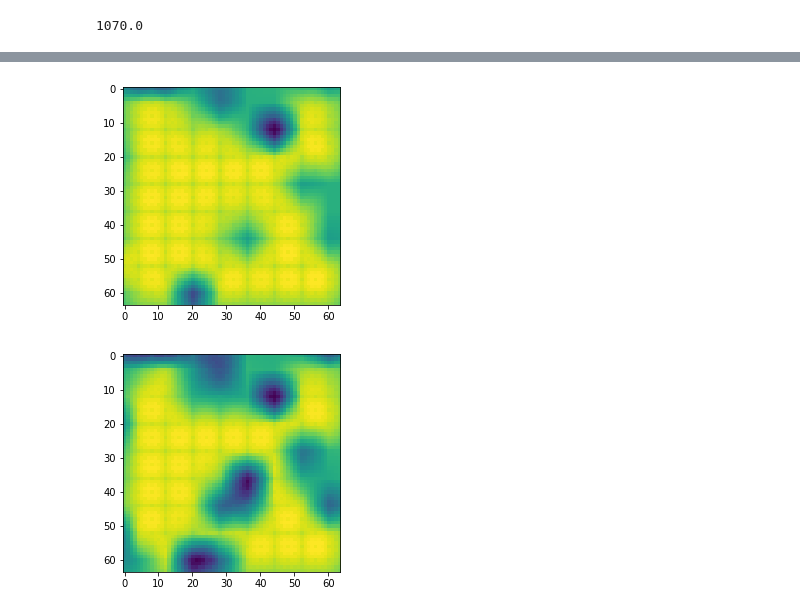
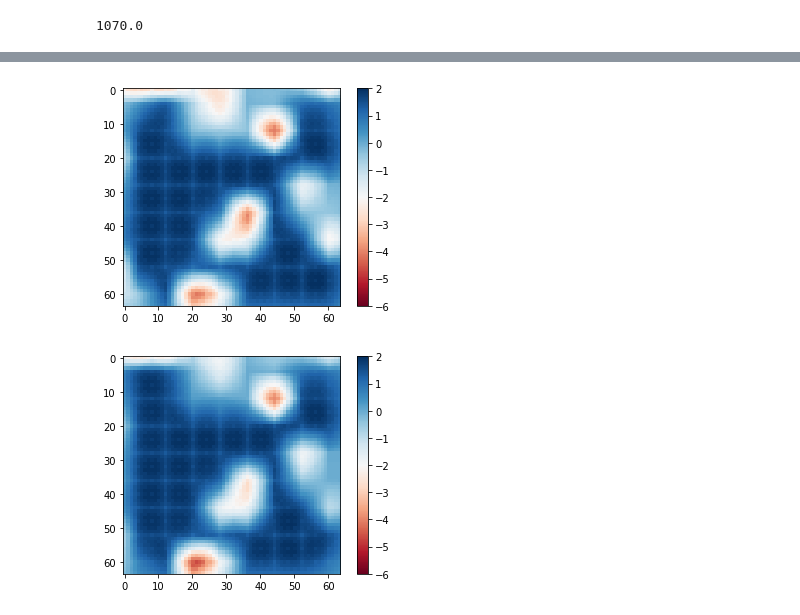
Before and after one commit to hogunkee/PalletLoading_skt, a Jupyter notebook: Eval.ipynb, the cells around one changed output, grey strips where cells are left out. Saved outputs shown, nothing was run; the diff lists cells and outputs as text; code cells hidden in the pictures.

```diff
--- a/Eval.ipynb
+++ b/Eval.ipynb
@@ -59,14 +129,16 @@ plt.imshow(s - env.state)
 # %%
-block1 = np.array([0.1, 0.1])
-action, q1 = get_action(env, FCQ, state, block1, epsilon=0.0, pre_action=None, with_q=True)
-plt.imshow(q1[0])
+block3 = np.array([0.3, 0.1])
+action, q3 = get_action(env, FCQ, state, block3, epsilon=0.0, pre_action=None, with_q=True)
+plt.imshow(q3[0], cmap='RdBu', vmin=-6, vmax=2)
+plt.colorbar()
 plt.show()
 # %% [output]
-[figure, old version]
+[figure, new version]
 # %%
-block1 = np.array([0.3, 0.1])
-action, q1 = get_action(env, FCQ, state, block1, epsilon=0.0, pre_action=None, with_q=True)
-plt.imshow(q1[0])
+block3 = np.array([0.1, 0.3])
+action, q3 = get_action(env, FCQ, state, block3, epsilon=0.0, pre_action=None, with_q=True)
+plt.imshow(q3[0], cmap='RdBu', vmin=-6, vmax=2)
+plt.colorbar()
 plt.show()
 # %% [output]
-[figure, old version]
+[figure, new version]
```
Also changed, not shown: parts of 11 cells of this notebook, 1 other file.
